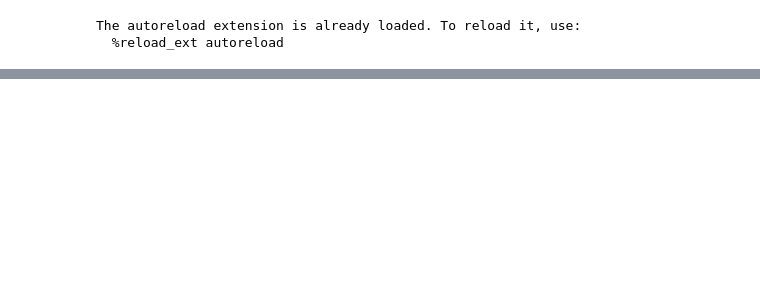
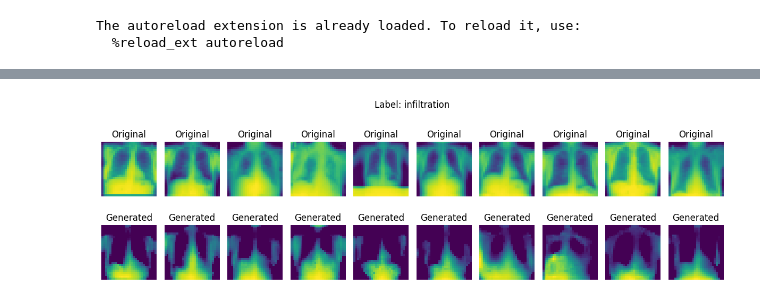
Before and after one commit to bjarnege/VAE-based-Medical-Image-Generator, a Jupyter notebook: src/vae_based_medical_image_generator/notebooks/evaluation.ipynb, the cells around one changed output, grey strips where cells are left out. Saved outputs shown, nothing was run; the diff lists cells and outputs as text; code cells hidden in the pictures; blank space fills up the shorter version.

Commit message:
changed evaluation notebook to display original and generated data

```diff
--- a/src/vae_based_medical_image_generator/notebooks/evaluation.ipynb
+++ b/src/vae_based_medical_image_generator/notebooks/evaluation.ipynb
@@ -36,11 +6,0 @@ def generate_images_for_each_class(model: ConditionalVariationalAutoencoder, lab
-# %%
-device = torch.device('cuda' if torch.cuda.is_available() else 'cpu')
-
-train_dataset = dataset.load_dataset(dataset_name="chestmnist", split='train')
-labels = list(train_dataset.info["label"].values())
-samples_per_class = 10
-
-model = ConditionalVariationalAutoencoder(image_channels=1, n_labels=len(labels), latent_dimension=64, device=device).to(device)
-model.load_state_dict(torch.load('../../../models/chestmnist/cvae/lr-0.001-bs-64-latent-64/checkpoint_70.pt'))
-
-generate_images_for_each_class(model, labels, samples_per_class, device)
@@ -50,9 +6,0 @@ Using downloaded and verified file: /home/leon/.medmnist/chestmnist.npz
-# %%
-train_dataset = dataset.load_dataset(dataset_name="bloodmnist", split='train')
-labels = list(train_dataset.info["label"].values())
-samples_per_class = 10
-
-model = ConditionalVariationalAutoencoder(image_channels=train_dataset.info["n_channels"], n_labels=len(labels), latent_dimension=64, device=device).to(device)
-model.load_state_dict(torch.load('../../../models/bloodmnist/cvae/lr-0.001-bs-64-latent-64/checkpoint_80.pt'))
-
-generate_images_for_each_class(model, labels, samples_per_class, device)
@@ -61,0 +18,61 @@ Using downloaded and verified file: /home/leon/.medmnist/bloodmnist.npz
+# %%
+device = torch.device('cuda' if torch.cuda.is_available() else 'cpu')
+
+
+labels_dict = defaultdict(lambda: defaultdict(list))
+img_dataset = dataset.load_dataset(dataset_name="chestmnist", split='train')
+dataloader = DataLoader(img_dataset, batch_size=1, shuffle=False)
+
+# check if data is already one hot encoded
+if not img_dataset[0][1].shape[0] > 1:
+    labels_train = torch.as_tensor(dataloader.dataset.labels.squeeze()).to(torch.int64)
+    img_dataset.labels = torch.nn.functional.one_hot(labels_train).numpy()
+
+
+# labels den jeweiligen Klassen zuordnen
+idx_array = np.array(list(img_dataset.info["label"].keys())).astype(int) + 1
+for img, labels in dataloader:
+    img, labels = img.numpy(), labels.numpy().squeeze()
+    labels_idx = set(idx_array * labels).difference({0})
+
+    for idx in labels_idx:
+        label_name = img_dataset.info["label"][str(idx - 1)]
+        labels_dict[label_name]["orig_imgs"].append(img.squeeze(0))
+
+# load the model
+model = ConditionalVariationalAutoencoder(image_channels=1, n_labels=len(labels_dict.keys()), latent_dimension=64, device=device).to(device)
+model.load_state_dict(torch.load('../../../models/chestmnist/cvae/lr-0.001-bs-64-latent-64/checkpoint_70.pt'))
+
+# generate images for each class
+samples_per_class = 10
+num_classes = len(labels_dict.keys())
+one_hot_labels = torch.nn.functional.one_hot(torch.arange(num_classes)).repeat(samples_per_class, 1).to(device)
+generated_labels = [list(labels_dict.keys())[label] for label in one_hot_labels.argmax(axis=1)]
+generated_images = model.generate(one_hot_labels).cpu()
+
+for img, label in zip(generated_images, generated_labels):
+    labels_dict[label]["gen_imgs"].append(img.numpy())
+
+
+for label in labels_dict.keys():
+    orig_images = sample(labels_dict[label]["orig_imgs"], samples_per_class)
+    gen_images = labels_dict[label]["gen_imgs"]
+
+
+    fig, axes = plt.subplots(nrows=2, ncols=samples_per_class, figsize=(12, 4))
+
+    for i, (orig, gen) in enumerate(zip(orig_images, gen_images)):
+        orig = orig.squeeze()
+        gen = gen.squeeze()
+        axes[0, i].imshow(orig)
+        axes[0, i].set_axis_off()
+        axes[0, i].set_title("Original")
+
+        axes[1, i].imshow(gen)
+        axes[1, i].set_axis_off()
+        axes[1, i].set_title("Generated")
+
+    plt.suptitle("Label: {}".format(label))
+    plt.tight_layout()
+    plt.show()
+# %% [output]
@@ -61,0 +80 @@ Using downloaded and verified file: /home/leon/.medmnist/bloodmnist.npz
+[figure, added]
```
Also changed, not shown: parts of 6 cells of this notebook.
